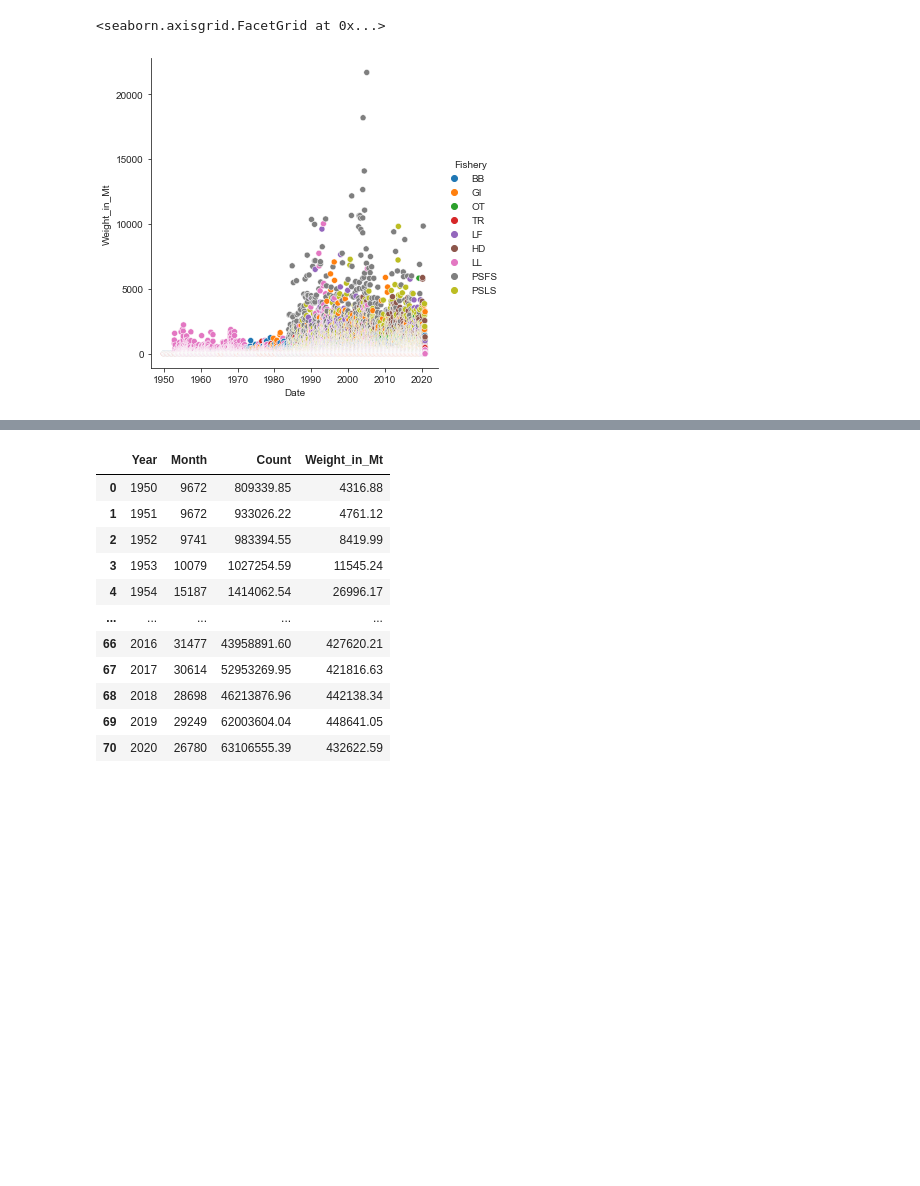
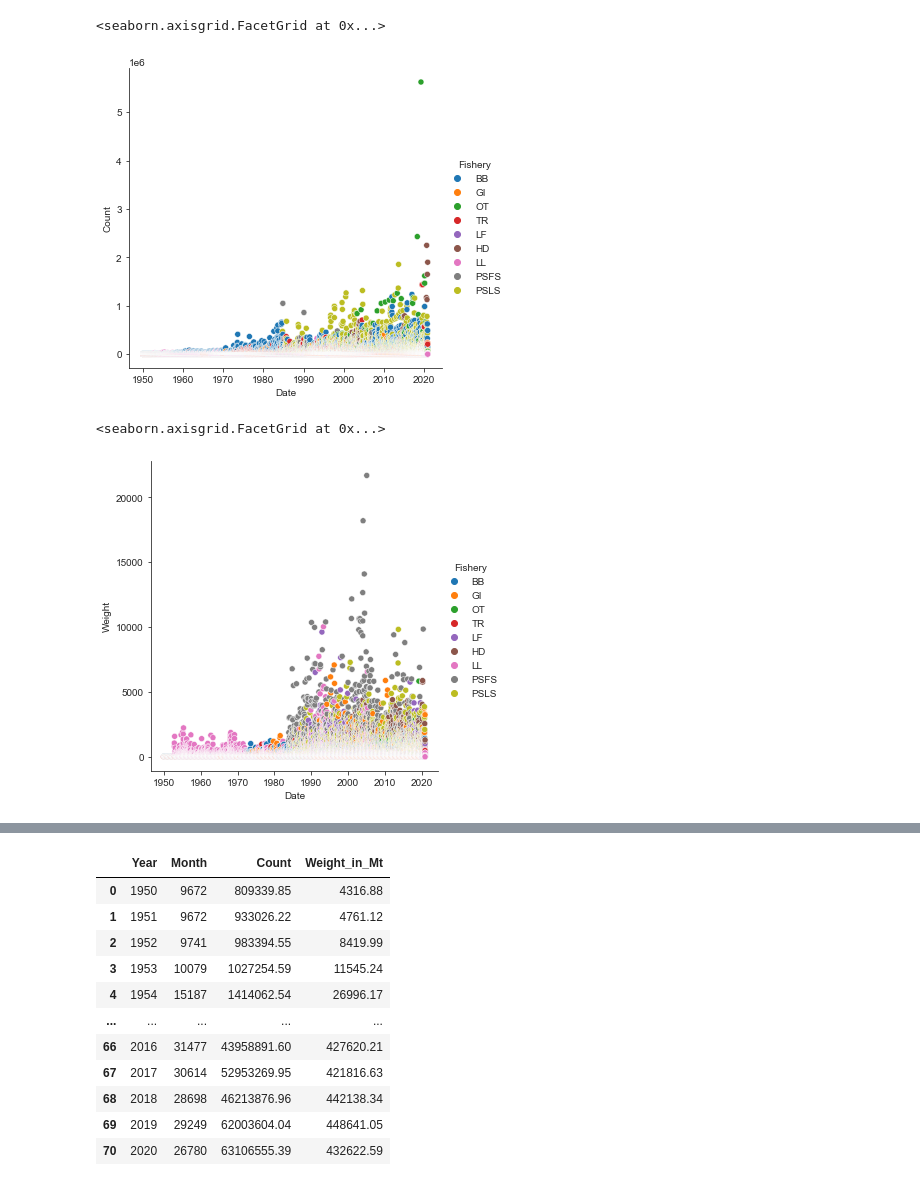
Before and after one commit to jackshannon97/yellowfin_time_series, a Jupyter notebook: exploratory_analysis_YFT.ipynb, the cells around one changed output, grey strips where cells are left out. Saved outputs shown, nothing was run; the diff lists cells and outputs as text; code cells hidden in the pictures; blank space fills up the shorter version.

```diff
--- a/exploratory_analysis_YFT.ipynb
+++ b/exploratory_analysis_YFT.ipynb
@@ -74,5 +79,10 @@ plt.show()
 # %%
-sns.relplot(data=df_tidy, x="Date", y="Weight_in_Mt", hue="Fishery")
+sns.relplot(data=df_tidy, x="Date", y="Count", hue="Fishery")
 # %% [output]
 <seaborn.axisgrid.FacetGrid at 0x...>
-[figure, old version]
+[figure, new version]
+# %%
+sns.relplot(data=df_tidy, x="Date", y="Weight", hue="Fishery")
+# %% [output]
+<seaborn.axisgrid.FacetGrid at 0x...>
+[figure, added]
```
Also changed, not shown: parts of 9 cells of this notebook, 5 other files.
